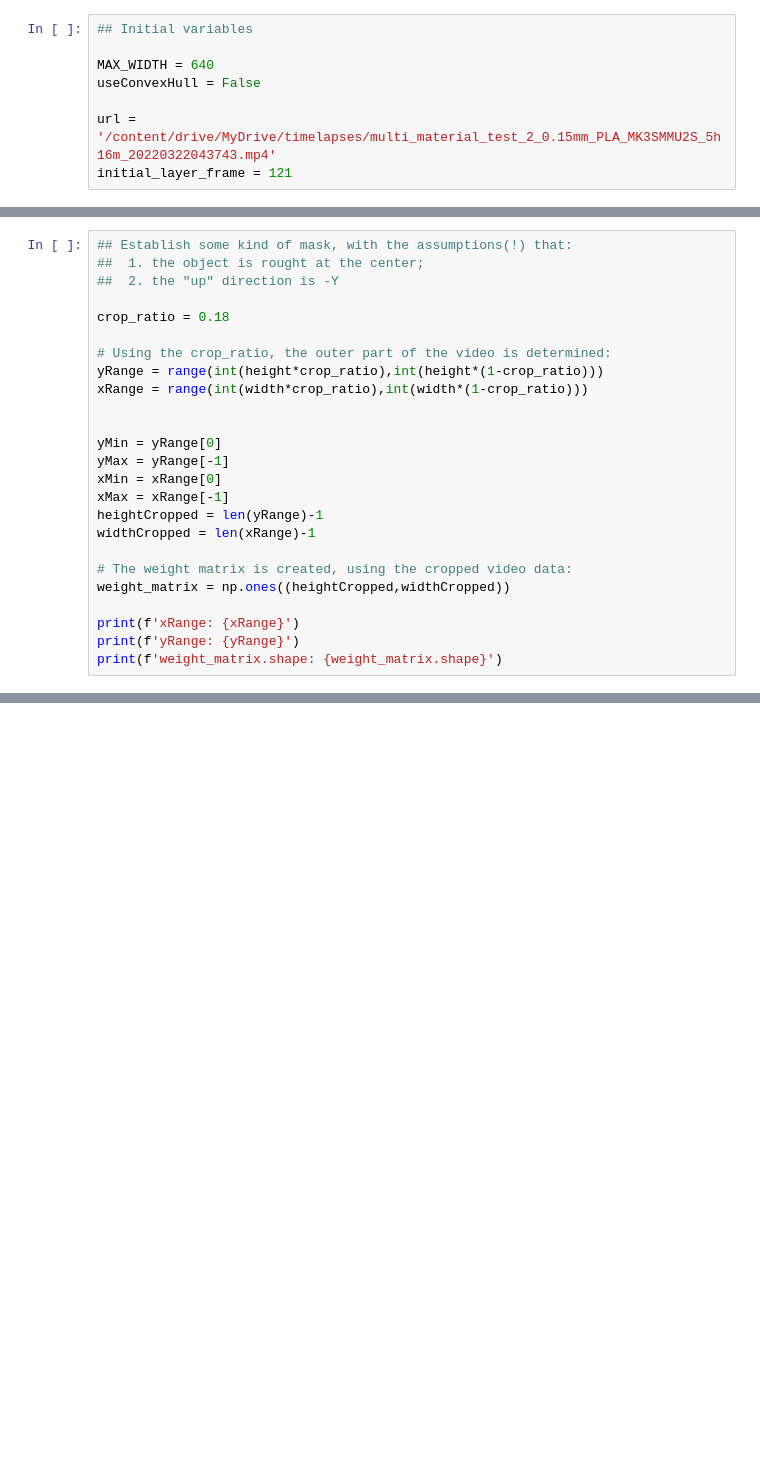
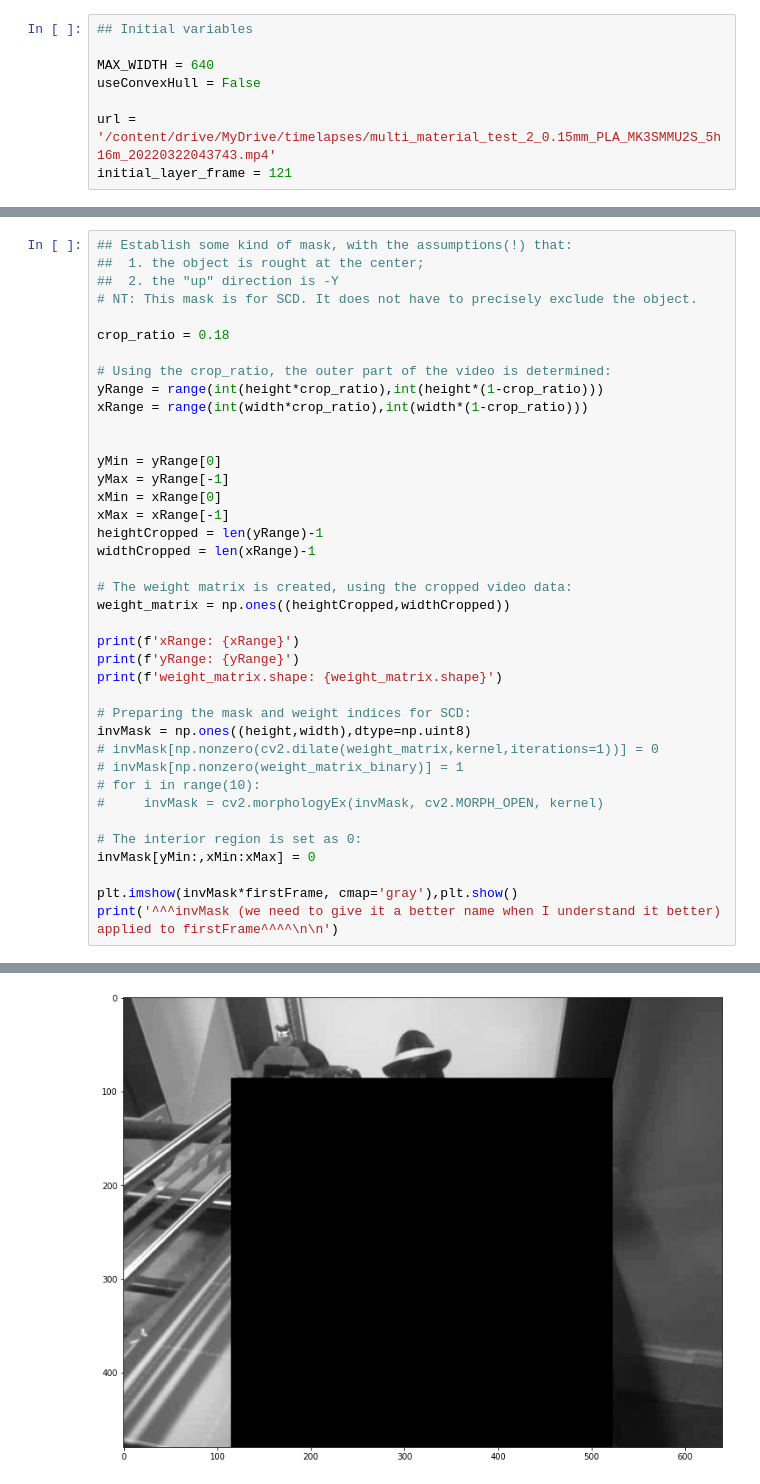
Before and after one commit to kennethjiang/3DPrintSaviour, a Jupyter notebook: Anomaly_Detection_Nezih.ipynb, the cells around one changed output, grey strips where cells are left out. Drawn from its saved outputs; the diff is of its cells as text; blank space fills up the shorter version.

Commit message:
Refactored until the layer1 and layer0 frames. But skipped conxhull

```diff
--- a/Anomaly_Detection_Nezih.ipynb
+++ b/Anomaly_Detection_Nezih.ipynb
@@ -342,29 +351,44 @@ W: 640, H: 480
 # %%
 ## Establish some kind of mask, with the assumptions(!) that:
 ##  1. the object is rought at the center;
 ##  2. the "up" direction is -Y
+# NT: This mask is for SCD. It does not have to precisely exclude the object.
 
 crop_ratio = 0.18
 
 # Using the crop_ratio, the outer part of the video is determined:
 yRange = range(int(height*crop_ratio),int(height*(1-crop_ratio)))
 xRange = range(int(width*crop_ratio),int(width*(1-crop_ratio)))
 
 
 yMin = yRange[0]
 yMax = yRange[-1]
 xMin = xRange[0]
 xMax = xRange[-1]
 heightCropped = len(yRange)-1
 widthCropped = len(xRange)-1
 
 # The weight matrix is created, using the cropped video data:
 weight_matrix = np.ones((heightCropped,widthCropped))
 
 print(f'xRange: {xRange}')
 print(f'yRange: {yRange}')
 print(f'weight_matrix.shape: {weight_matrix.shape}')
+
+# Preparing the mask and weight indices for SCD:
+invMask = np.ones((height,width),dtype=np.uint8)
+# invMask[np.nonzero(cv2.dilate(weight_matrix,kernel,iterations=1))] = 0
+# invMask[np.nonzero(weight_matrix_binary)] = 1
+# for i in range(10):
+#     invMask = cv2.morphologyEx(invMask, cv2.MORPH_OPEN, kernel)
+
+# The interior region is set as 0:
+invMask[yMin:,xMin:xMax] = 0
+
+plt.imshow(invMask*firstFrame, cmap='gray'),plt.show()
+print('^^^invMask (we need to give it a better name when I understand it better) applied to firstFrame^^^^\n\n')
 # %% [output]
 xRange: range(115, 524)
 yRange: range(86, 393)
 weight_matrix.shape: (306, 408)
+[figure, added]
```
Also changed, not shown: parts of 11 cells of this notebook.
